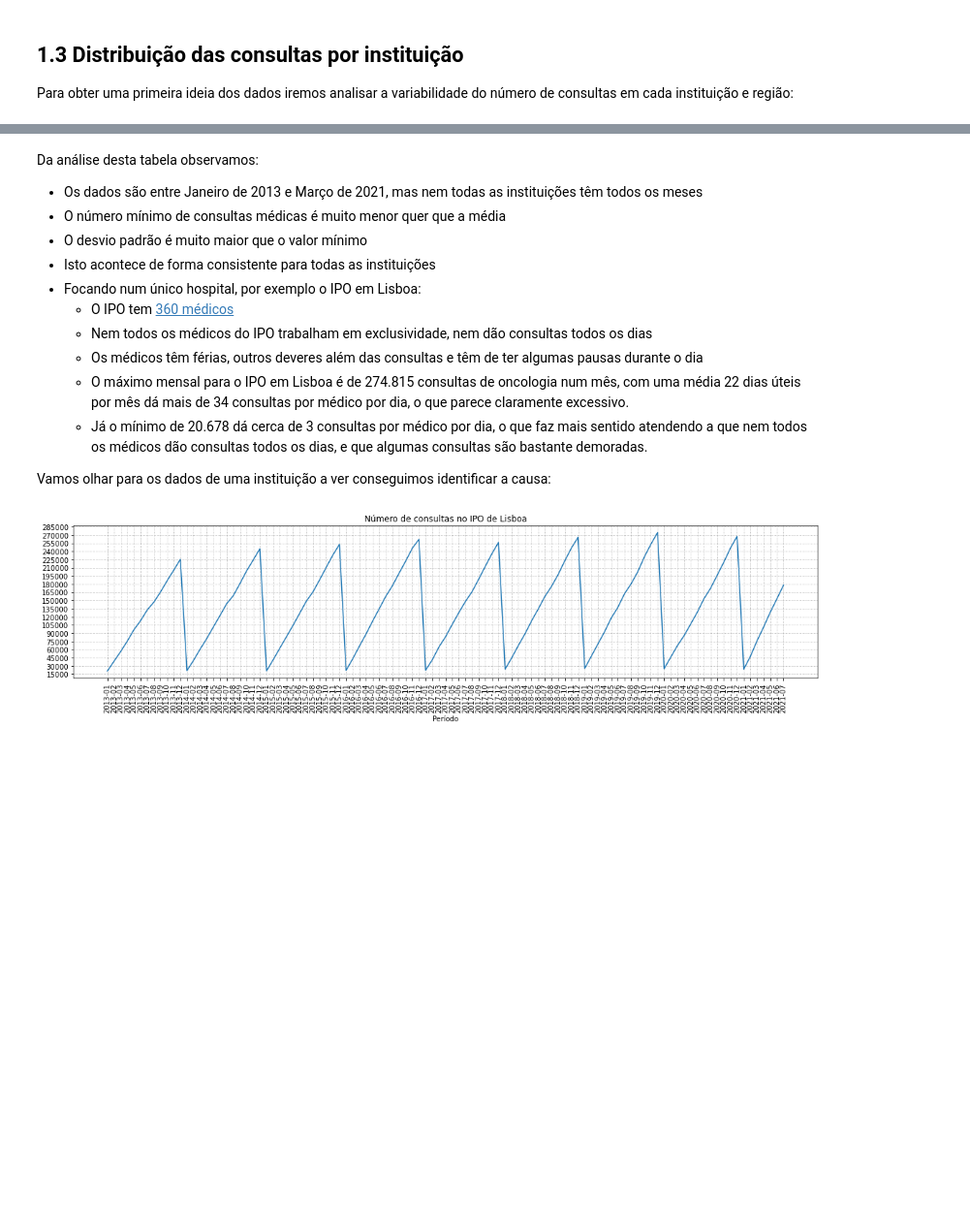
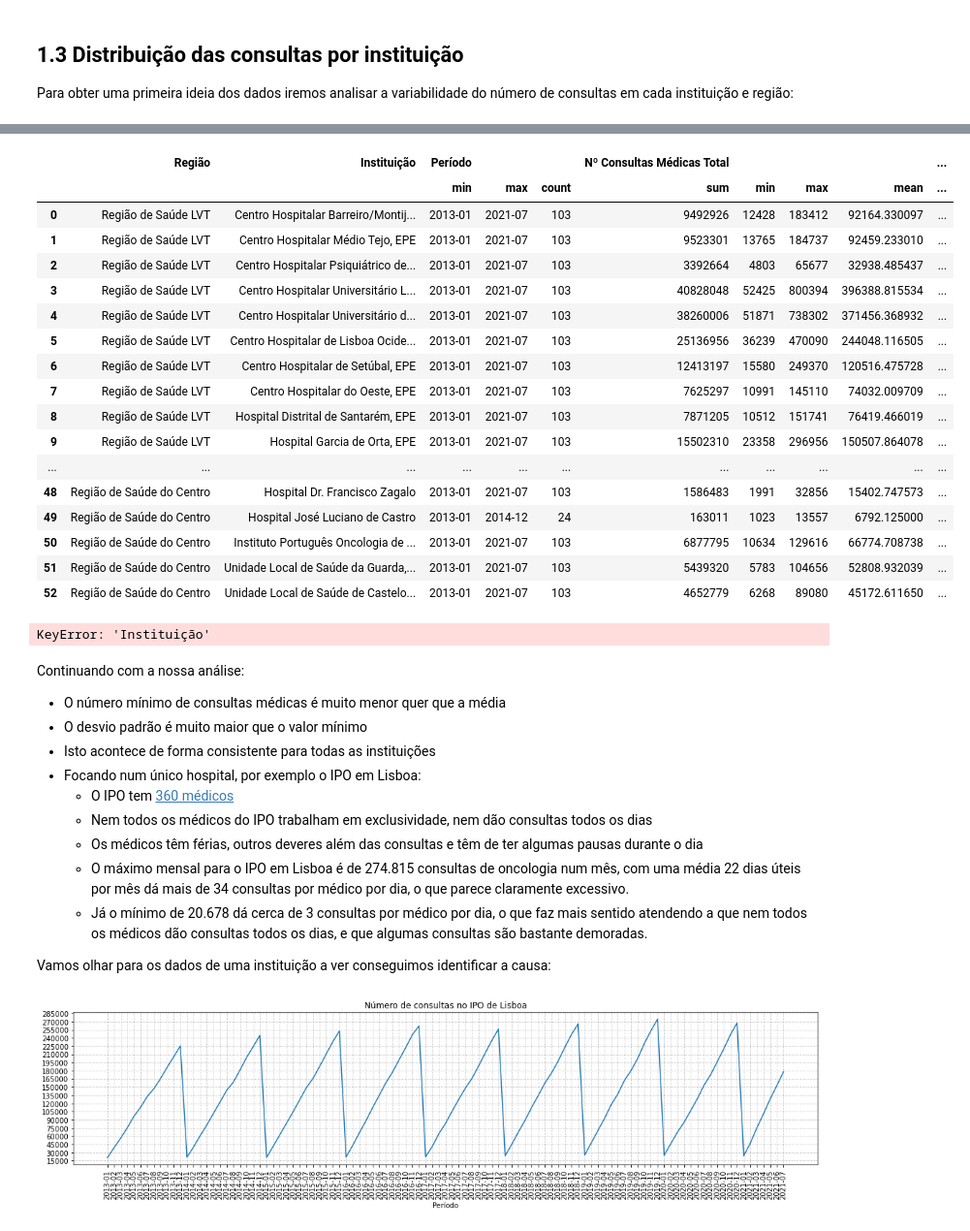
Before and after one commit to zevarela/dssg, a Jupyter notebook: Tutorial_DSSG_2021-06.ipynb, the cells around one changed output, grey strips where cells are left out. Shown at 97% size. Saved outputs shown, nothing was run; the diff lists cells and outputs as text; code cells hidden in the pictures; blank space fills up the shorter version.

```diff
--- a/Tutorial_DSSG_2021-06.ipynb
+++ b/Tutorial_DSSG_2021-06.ipynb
@@ -119,8 +118,9 @@ for bar, value in zip(bars, df_num_inst.Instituição.values):
 
 Para obter uma primeira ideia dos dados iremos analisar a variabilidade do número de consultas em cada instituição e região:
 # %%
-df_hosp.groupby(['Região','Instituição']).agg({'Período' : ['min', 'max', 'count'],
-                                               'Nº Consultas Médicas Total':['sum', 'min', 'max', 'mean','std']})
+df_grouped = df_hosp.groupby(['Região','Instituição']).agg({'Período' : ['min', 'max', 'count'],
+                                               'Nº Consultas Médicas Total':['sum', 'min', 'max', 'mean','std']}).copy()
+df_grouped
 # %% [output]
 |  |  | Período |  |  | Nº Consultas Médicas Total |  |  |  |  |
 |  |  | min | max | count | sum | min | max | mean | std |
@@ -144,7 +162,36 @@ df_hosp.groupby(['Região','Instituição']).agg({'Período' : ['min', 'max', 'c
+# %%
+df_grouped = df_grouped.reset_index(drop=False)
+# %% [output]
+|  | Região | Instituição | Período |  |  | Nº Consultas Médicas Total |  |  |  | ... |
+|  |  |  | min | max | count | sum | min | max | mean | ... |
+| 0 | Região de Saúde LVT | Centro Hospitalar Barreiro/Montij... | 2013-01 | 2021-07 | 103 | 9492926 | 12428 | 183412 | 92164.330097 | ... |
+| 1 | Região de Saúde LVT | Centro Hospitalar Médio Tejo, EPE | 2013-01 | 2021-07 | 103 | 9523301 | 13765 | 184737 | 92459.233010 | ... |
+| 2 | Região de Saúde LVT | Centro Hospitalar Psiquiátrico de... | 2013-01 | 2021-07 | 103 | 3392664 | 4803 | 65677 | 32938.485437 | ... |
+| 3 | Região de Saúde LVT | Centro Hospitalar Universitário L... | 2013-01 | 2021-07 | 103 | 40828048 | 52425 | 800394 | 396388.815534 | ... |
+| 4 | Região de Saúde LVT | Centro Hospitalar Universitário d... | 2013-01 | 2021-07 | 103 | 38260006 | 51871 | 738302 | 371456.368932 | ... |
+| 5 | Região de Saúde LVT | Centro Hospitalar de Lisboa Ocide... | 2013-01 | 2021-07 | 103 | 25136956 | 36239 | 470090 | 244048.116505 | ... |
+| 6 | Região de Saúde LVT | Centro Hospitalar de Setúbal, EPE | 2013-01 | 2021-07 | 103 | 12413197 | 15580 | 249370 | 120516.475728 | ... |
+| 7 | Região de Saúde LVT | Centro Hospitalar do Oeste, EPE | 2013-01 | 2021-07 | 103 | 7625297 | 10991 | 145110 | 74032.009709 | ... |
+| 8 | Região de Saúde LVT | Hospital Distrital de Santarém, EPE | 2013-01 | 2021-07 | 103 | 7871205 | 10512 | 151741 | 76419.466019 | ... |
+| 9 | Região de Saúde LVT | Hospital Garcia de Orta, EPE | 2013-01 | 2021-07 | 103 | 15502310 | 23358 | 296956 | 150507.864078 | ... |
+| ... | ... | ... | ... | ... | ... | ... | ... | ... | ... | ... |
+| 48 | Região de Saúde do Centro | Hospital Dr. Francisco Zagalo | 2013-01 | 2021-07 | 103 | 1586483 | 1991 | 32856 | 15402.747573 | ... |
+| 49 | Região de Saúde do Centro | Hospital José Luciano de Castro | 2013-01 | 2014-12 | 24 | 163011 | 1023 | 13557 | 6792.125000 | ... |
+| 50 | Região de Saúde do Centro | Instituto Português Oncologia de ... | 2013-01 | 2021-07 | 103 | 6877795 | 10634 | 129616 | 66774.708738 | ... |
+| 51 | Região de Saúde do Centro | Unidade Local de Saúde da Guarda,... | 2013-01 | 2021-07 | 103 | 5439320 | 5783 | 104656 | 52808.932039 | ... |
+| 52 | Região de Saúde do Centro | Unidade Local de Saúde de Castelo... | 2013-01 | 2021-07 | 103 | 4652779 | 6268 | 89080 | 45172.611650 | ... |
+# %%
+old_name_map = {
+    "Hospital de Vila Franca de Xira, PPP": "Hospital de Vila Franca de Xira, EPE",
+    "Centro Hospitalar do Alto Ave, EPE": "Hospital da Senhora da Oliveira, Guimarães, EPE",
+    "Hospital de Braga, PPP": "Hospital de Braga, EPE"
+}
+
+df_grouped["x"] = df_grouped["Instituição"].applymap(old_name_map)
+# %% [output]
+KeyError: 'Instituição'
 # %% [markdown]
-Da análise desta tabela observamos:
-
-* Os dados são entre Janeiro de 2013 e Março de 2021, mas nem todas as instituições têm todos os meses
+Continuando com a nossa análise:
 * O número mínimo de consultas médicas é muito menor quer que a média
 * O desvio padrão é muito maior que o valor mínimo
 * Isto acontece de forma consistente para todas as instituições
```
Also changed, not shown: parts of 8 cells of this notebook.
